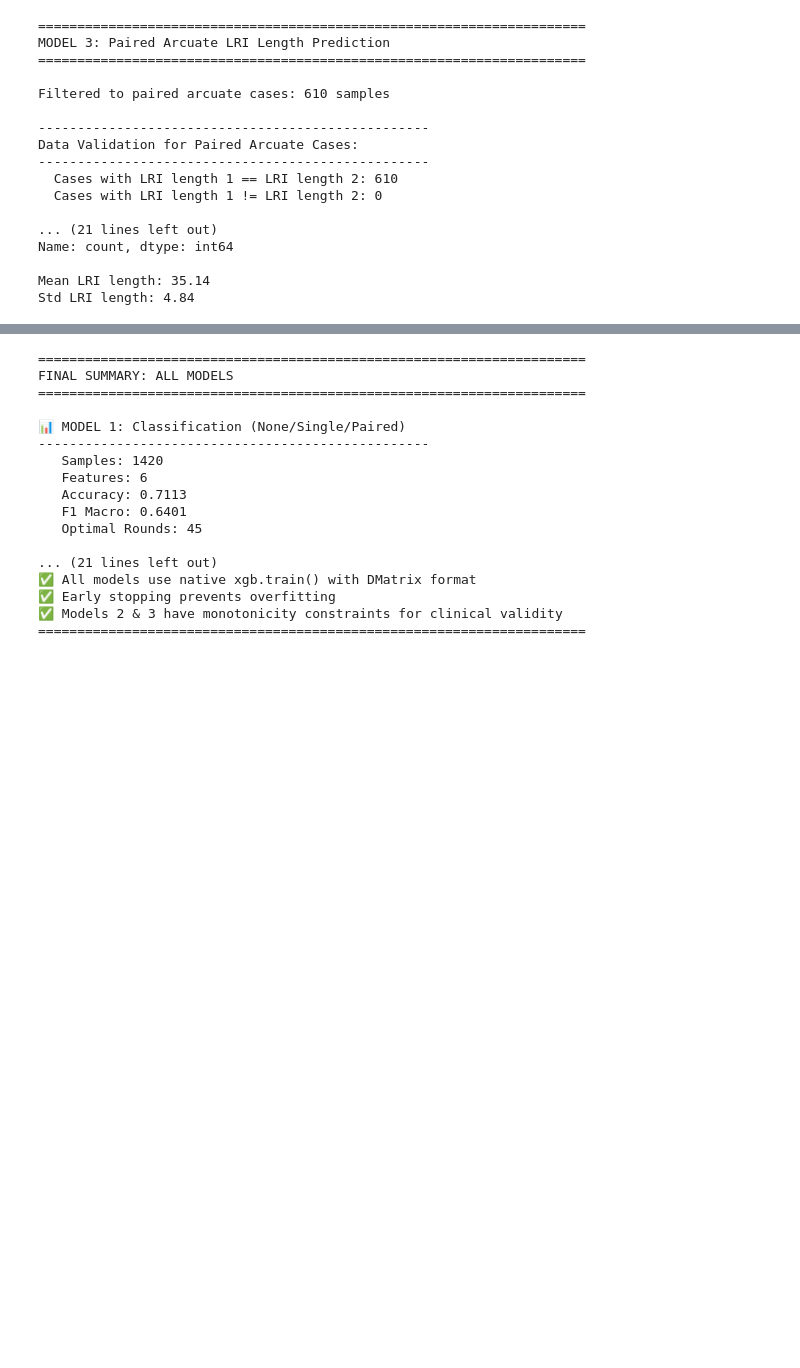
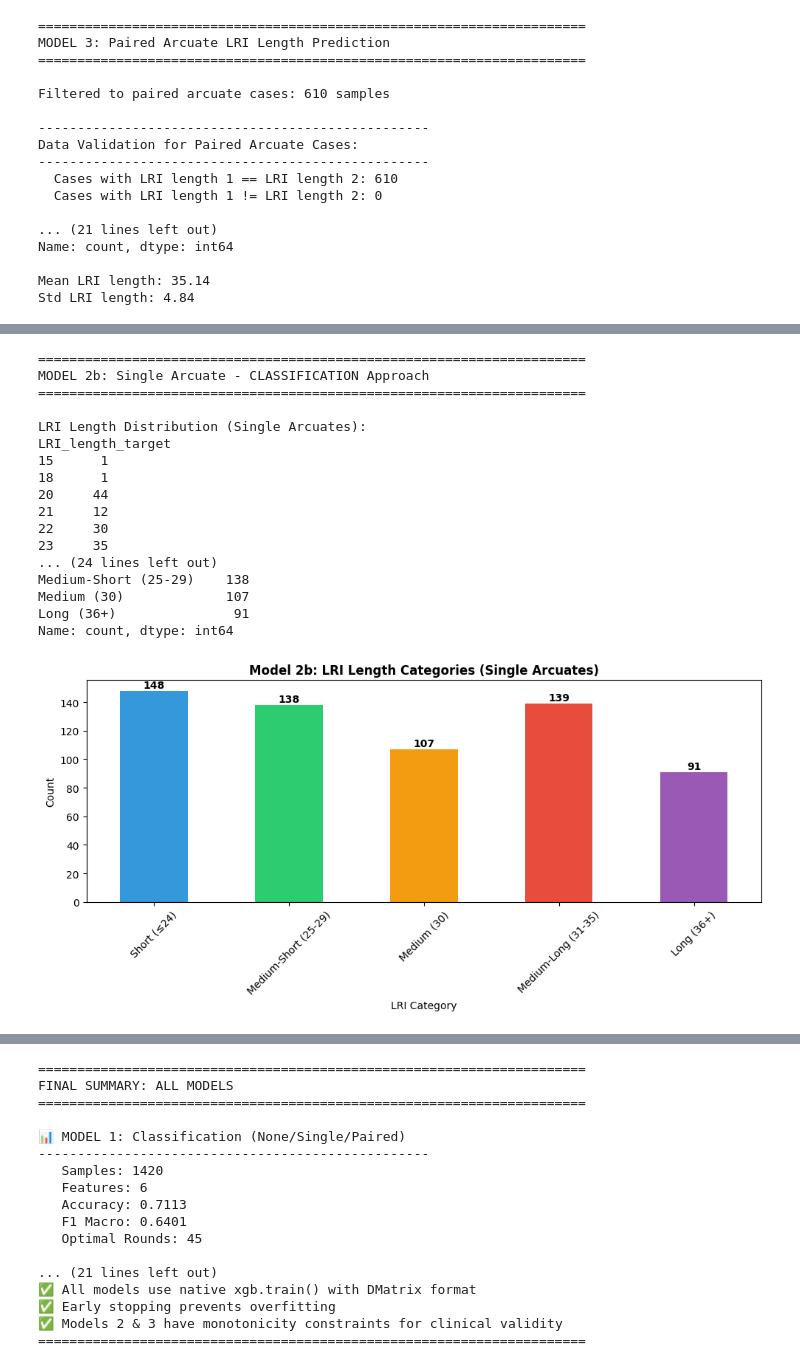
Before and after one commit to wak1616/warringdemo, a Jupyter notebook: data_notebook.ipynb, the cells around one changed output, grey strips where cells are left out. Cells and saved outputs as stored; diff of their text form; code cells hidden in the pictures; blank space fills up the shorter version.

```diff
--- a/data_notebook.ipynb
+++ b/data_notebook.ipynb
@@ -1302,0 +1291,65 @@ Feature                                        Mean Δ RMSE        Std
+# %%
+# ============================================================================
+# MODEL 2b: Classification Version - Single Arcuate LRI Length Categories
+# ============================================================================
+# Instead of regression, bin LRI lengths into discrete categories
+
+print("=" * 70)
+print("MODEL 2b: Single Arcuate - CLASSIFICATION Approach")
+print("=" * 70)
+
+# Analyze the distribution to determine natural bin boundaries
+print("\nLRI Length Distribution (Single Arcuates):")
+print(df_single['LRI_length_target'].value_counts().sort_index())
+
+# Create bins based on natural clustering
+# Looking at distribution: cluster around 20-24, 25-29, 30, 31-35, 36+
+def bin_lri_single(length):
+    if length <= 24:
+        return 'Short (≤24)'
+    elif length <= 29:
+        return 'Medium-Short (25-29)'
+    elif length == 30:
+        return 'Medium (30)'
+    elif length <= 35:
+        return 'Medium-Long (31-35)'
+    else:
+        return 'Long (36+)'
+
+df_single['LRI_category'] = df_single['LRI_length_target'].apply(bin_lri_single)
+
+print("\nBinned Categories:")
+print(df_single['LRI_category'].value_counts())
+
+# Visualize
+fig, ax = plt.subplots(figsize=(10, 5))
+category_order = ['Short (≤24)', 'Medium-Short (25-29)', 'Medium (30)', 'Medium-Long (31-35)', 'Long (36+)']
+counts = df_single['LRI_category'].value_counts().reindex(category_order)
+counts.plot(kind='bar', ax=ax, color=['#3498db', '#2ecc71', '#f39c12', '#e74c3c', '#9b59b6'])
+ax.set_title('Model 2b: LRI Length Categories (Single Arcuates)', fontsize=12, fontweight='bold')
+ax.set_xlabel('LRI Category')
+ax.set_ylabel('Count')
+ax.tick_params(axis='x', rotation=45)
+for i, v in enumerate(counts):
+    ax.text(i, v + 2, str(v), ha='center', fontweight='bold')
+plt.tight_layout()
+plt.show()
+# %% [output]
+======================================================================
+MODEL 2b: Single Arcuate - CLASSIFICATION Approach
+======================================================================
+
+LRI Length Distribution (Single Arcuates):
+LRI_length_target
+15      1
+18      1
+20     44
+21     12
+22     30
+23     35
+... (24 lines left out)
+Medium-Short (25-29)    138
+Medium (30)             107
+Long (36+)               91
+Name: count, dtype: int64
+[figure, added]
```
Also changed, not shown: parts of 16 cells of this notebook, 4 other files.
